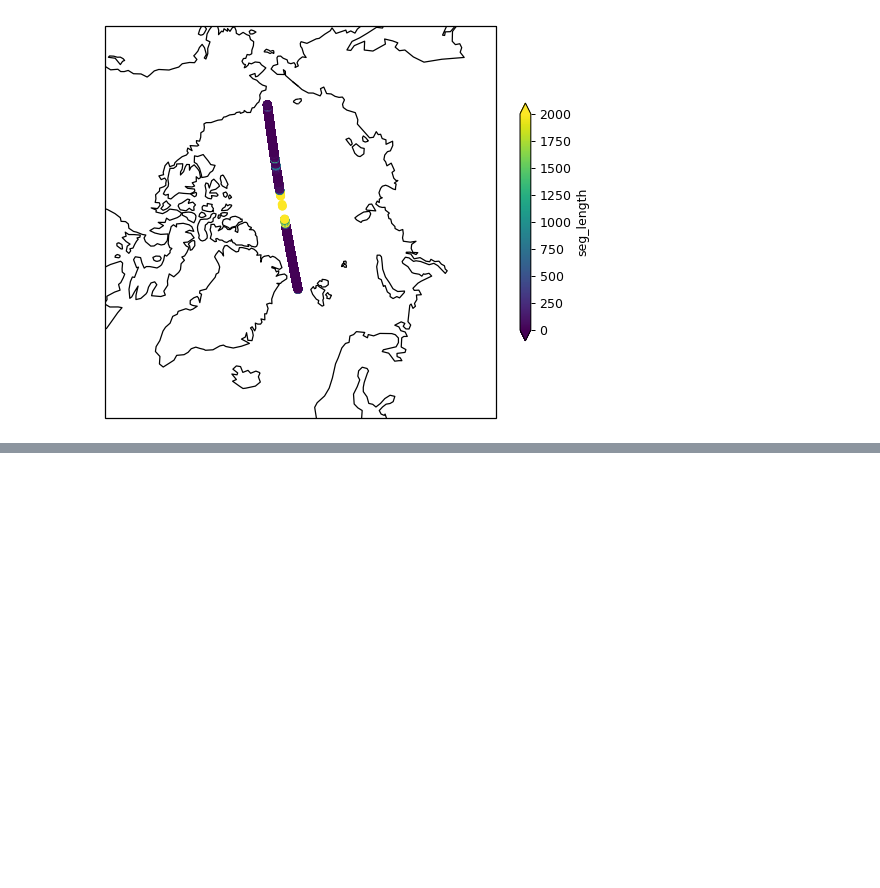
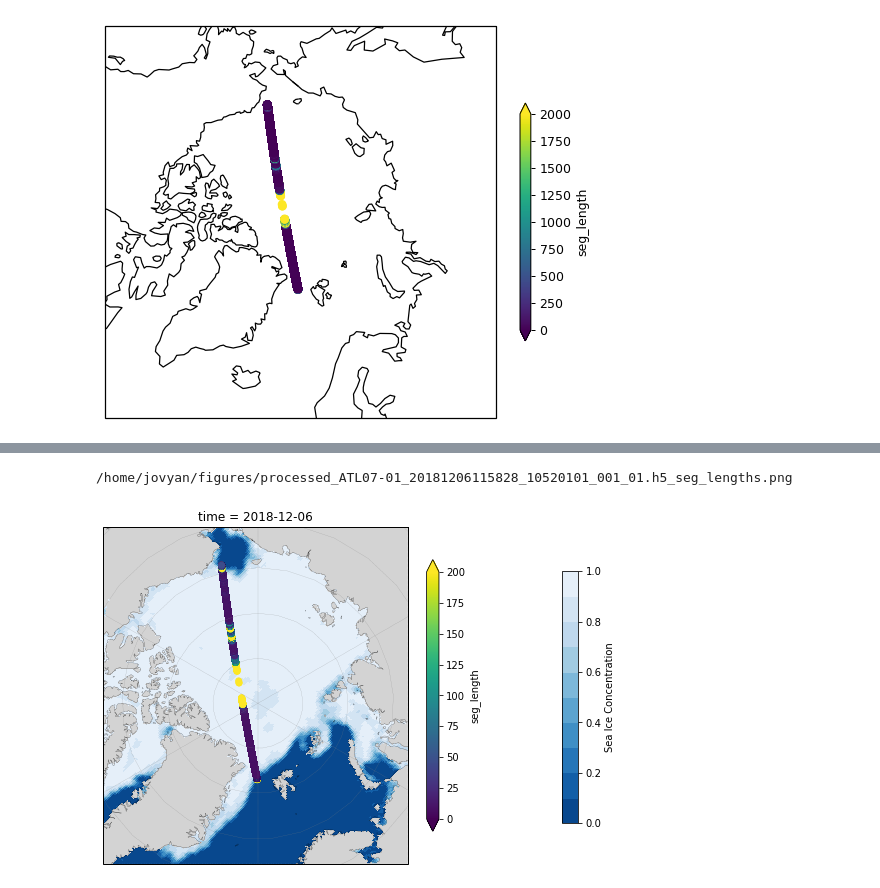
Before and after one commit to ICESAT-2HackWeek/Floes-are-Swell, a Jupyter notebook: CC-corr-stuff/corr-it.ipynb, the cells around one changed output, grey strips where cells are left out. Saved outputs shown, nothing was run; the diff lists cells and outputs as text; code cells hidden in the pictures; blank space fills up the shorter version.

```diff
--- a/CC-corr-stuff/corr-it.ipynb
+++ b/CC-corr-stuff/corr-it.ipynb
@@ -42,6 +48,7 @@ fig_dir = '/home/jovyan/figures/'
 # %%
-ds1r = MakeDataSet(localFilePath, beam = 'gt1r')
-ds1l = MakeDataSet(localFilePath, beam = 'gt1l')
+LocalFilePath=DataFilePath+ATL07file
+ds1r = readintoxr.MakeDataSet(LocalFilePath, beam = 'gt1r')
+ds1l = readintoxr.MakeDataSet(LocalFilePath, beam = 'gt1l')
 # %% [output]
 Take a look at the dataset we made
 
@@ -235,3 +243,15 @@ plt.savefig(f_out,bbox_inches='tight', dpi=200)
 # %% [output]
 /home/jovyan/figures/processed_ATL07-01_20181206115828_10520101_001_01.h5_seg_lengths.png
 [figure]
+# %%
+# Get recent observations NH only
+ds_81 = xr.open_mfdataset(nrt_dir+'/*.nc', concat_dim='time', autoclose=True, parallel=True)
+cd = ds1r.time[0].values  # get the first time in our track
+cd = pd.to_datetime(cd).strftime('%Y-%m-%d') # convert time format to get rid of seconds
+print('Get the Obs on this date ',cd, '/n/n')
+# convert time format of obs to match
+ds_81['time'] = pd.to_datetime(ds_81.time.values).strftime('%Y-%m-%d')
+
+# select the SIC for the day of our track
+obs = ds_81.sic.sel(time=cd)
+print(obs)
@@ -237,0 +271,34 @@ plt.savefig(f_out,bbox_inches='tight', dpi=200)
+# %%
+
+cmap_c = matplotlib.colors.ListedColormap(sns.color_palette("Blues_r", 10))
+cmap_c.set_bad(color = 'lightgrey')
+c_vmin = 0
+c_vmax = 1
+
+central_extent = [-3850000*0.6, 3725000*0.6, -5325000*0.45, 5850000*0.45] # (x0, x1, y0, y1
+(f, axes) = ice_plot.multi_polar_axis(ncols=2, nrows=1, Nplots=2, sizefcter=5, extent=central_extent, central_longitude=0)
+
+i=0
+obs_h = obs.plot.pcolormesh(ax=axes[i], x='lon', y='lat',
+                      transform=ccrs.PlateCarree(),
+                      add_colorbar=False,
+                      cmap=cmap_c,
+                      vmin=c_vmin, vmax=c_vmax)
+
+cvar='seg_length'
+da = ds1r[cvar]
+
+track=axes[i].scatter(ds1r.lon, ds1r.lat, c=da, cmap='viridis', transform=ccrs.PlateCarree(),vmin=0, vmax=200)
+
+f.colorbar(track, label=cvar, shrink=0.5, extend='both')
+
+cbar_ax = f.add_axes([0.55, 0.325, 0.015, 0.35])
+cbar = f.colorbar(obs_h, cax=cbar_ax, label='Sea Ice Concentration', orientation='vertical')
+
+
+f_out = os.path.join(fig_dir,ATL07file+'_seg_lengths.png')
+print(f_out)
+plt.savefig(f_out,bbox_inches='tight', dpi=200)
+# %% [output]
+/home/jovyan/figures/processed_ATL07-01_20181206115828_10520101_001_01.h5_seg_lengths.png
+[figure, added]
```
Also changed, not shown: parts of 4 cells of this notebook, 3 other files.
